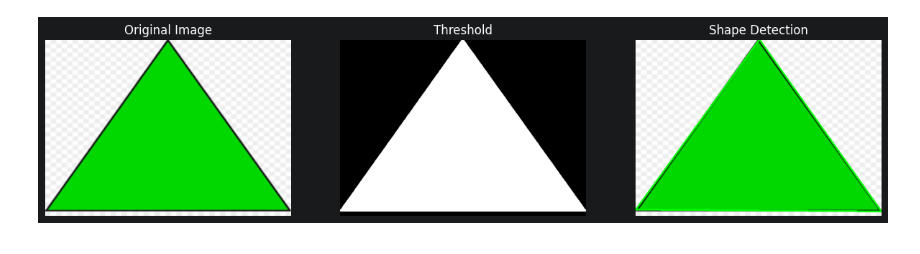
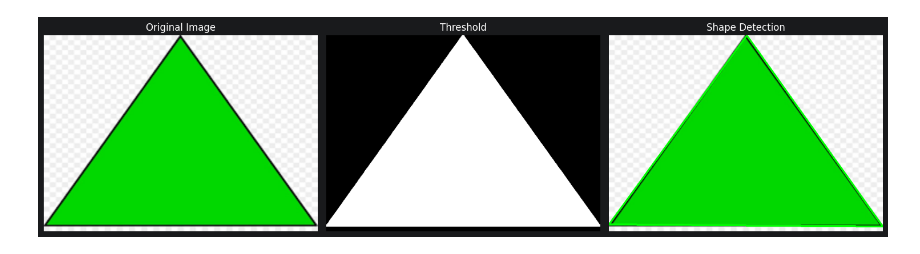
Before and after one commit to lamchamhuy/computer-vision-course, a Jupyter notebook: lab12.ipynb, the cells around one changed output. Cells and saved outputs as stored; diff of their text form; code cells hidden in the pictures.

```diff
--- a/lab12.ipynb
+++ b/lab12.ipynb
@@ -1,34 +1,38 @@
 # %%
+
 import cv2
+import numpy as np
 import matplotlib.pyplot as plt
-import numpy as np
 
-# =========================
-# ĐỌC ẢNH
-# =========================
+# ==================================================
+# LAB 12 - NHẬN DẠNG 3 VẬT THỂ
+# ==================================================
+
+# Đọc ảnh
 image = cv2.imread("img_data/tam_giac.jpg")
 
+# Kiểm tra ảnh
 if image is None:
-    print("Không đọc được ảnh")
+    print("Không đọc được ảnh!")
     exit()
 
-# Resize
+# Resize ảnh
 image = cv2.resize(image, (700, 500))
 
-# Copy ảnh gốc
+# Tạo bản sao để vẽ kết quả
 output = image.copy()
 
-# =========================
-# TIỀN XỬ LÝ
-# =========================
+# ==================================================
+# TIỀN XỬ LÝ ẢNH
+# ==================================================
 
-# Chuyển ảnh xám
+# Chuyển sang ảnh xám
 gray = cv2.cvtColor(image, cv2.COLOR_BGR2GRAY)
 
-# Làm mờ
+# Làm mờ để giảm nhiễu
 blur = cv2.GaussianBlur(gray, (5, 5), 0)
 
-# Threshold
+# Threshold tạo ảnh nhị phân
 _, thresh = cv2.threshold(
     blur,
     180,
@@ -36,9 +40,10 @@ _, thresh = cv2.threshold(
     cv2.THRESH_BINARY_INV
 )
 
-# =========================
+# ==================================================
 # KHỬ NHIỄU
-# =========================
+# ==================================================
+
 kernel = np.ones((3, 3), np.uint8)
 
 thresh = cv2.morphologyEx(
@@ -47,36 +52,40 @@ thresh = cv2.morphologyEx(
     kernel
 )
 
-# =========================
+# ==================================================
 # TÌM CONTOUR
-# =========================
+# ==================================================
+
 contours, _ = cv2.findContours(
     thresh,
     cv2.RETR_EXTERNAL,
     cv2.CHAIN_APPROX_SIMPLE
 )
 
-# =========================
-# NHẬN DẠNG HÌNH
-# =========================
+# ==================================================
+# NHẬN DẠNG HÌNH DẠNG
+# ==================================================
+
 for cnt in contours:
 
+    # Tính diện tích contour
     area = cv2.contourArea(cnt)
 
+    # Bỏ qua contour quá nhỏ
     if area < 500:
         continue
 
-    # Chu vi
+    # Tính chu vi
     perimeter = cv2.arcLength(cnt, True)
 
-    # Xấp xỉ đa giác
+    # Xấp xỉ contour thành đa giác
     approx = cv2.approxPolyDP(
         cnt,
         0.02 * perimeter,
         True
     )
 
-    # Số đỉnh
+    # Đếm số đỉnh
     vertices = len(approx)
 
     # Bounding box
@@ -84,29 +93,36 @@ for cnt in contours:
 
     shape = "Unknown"
 
-    # =========================
+    # ==================================================
     # PHÂN LOẠI HÌNH
-    # =========================
+    # ==================================================
 
+    # Tam giác
     if vertices == 3:
         shape = "Triangle"
 
+    # Hình vuông / chữ nhật
     elif vertices == 4:
 
-        ratio = w / float(h)
+        aspect_ratio = w / float(h)
 
-        if 0.95 <= ratio <= 1.05:
+        # Hình vuông
+        if 0.95 <= aspect_ratio <= 1.05:
             shape = "Square"
+
+        # Hình chữ nhật
         else:
             shape = "Rectangle"
 
+    # Hình tròn
     else:
         shape = "Circle"
 
-    # =========================
+    # ==================================================
     # VẼ KẾT QUẢ
-    # =========================
+    # ==================================================
 
+    # Vẽ contour
     cv2.drawContours(
         output,
         [approx],
@@ -115,45 +131,49 @@ for cnt in contours:
         3
     )
 
+    # Hiển thị tên hình
     cv2.putText(
         output,
         shape,
-        (x, y - 20),
+        (x, y - 10),
         cv2.FONT_HERSHEY_SIMPLEX,
         1,
         (255, 0, 0),
-        3
+        2
     )
 
-# =========================
-# CHUYỂN BGR -> RGB
-# =========================
+# ==================================================
+# CHUYỂN BGR -> RGB ĐỂ HIỂN THỊ VỚI MATPLOTLIB
+# ==================================================
+
 image_rgb = cv2.cvtColor(image, cv2.COLOR_BGR2RGB)
 output_rgb = cv2.cvtColor(output, cv2.COLOR_BGR2RGB)
 
-# =========================
-# HIỂN THỊ
-# =========================
+# ==================================================
+# HIỂN THỊ KẾT QUẢ
+# ==================================================
+
 plt.figure(figsize=(15, 5))
 
 # Ảnh gốc
 plt.subplot(1, 3, 1)
 plt.imshow(image_rgb)
 plt.title("Original Image")
 plt.axis("off")
 
-# Threshold
+# Ảnh threshold
 plt.subplot(1, 3, 2)
 plt.imshow(thresh, cmap="gray")
 plt.title("Threshold")
 plt.axis("off")
 
-# Kết quả
+# Ảnh kết quả
 plt.subplot(1, 3, 3)
 plt.imshow(output_rgb)
 plt.title("Shape Detection")
 plt.axis("off")
 
+plt.tight_layout()
 plt.show()
 # %% [output]
-[figure, old version]
+[figure, new version]
```
